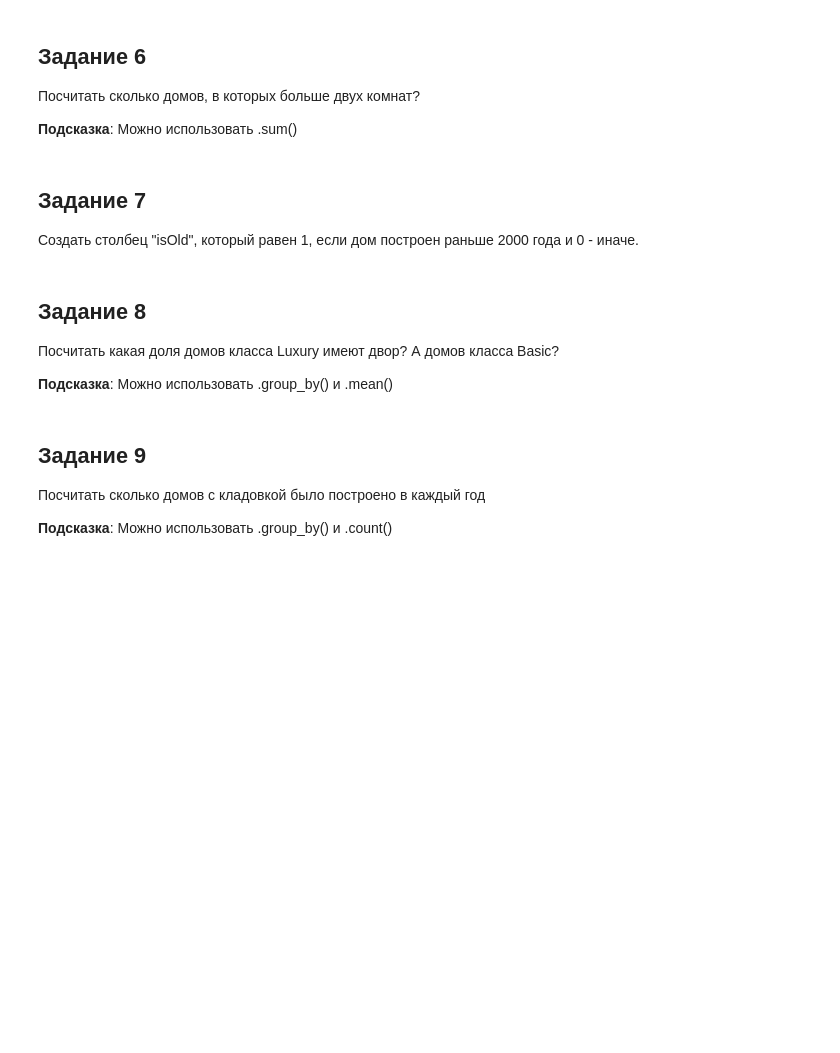
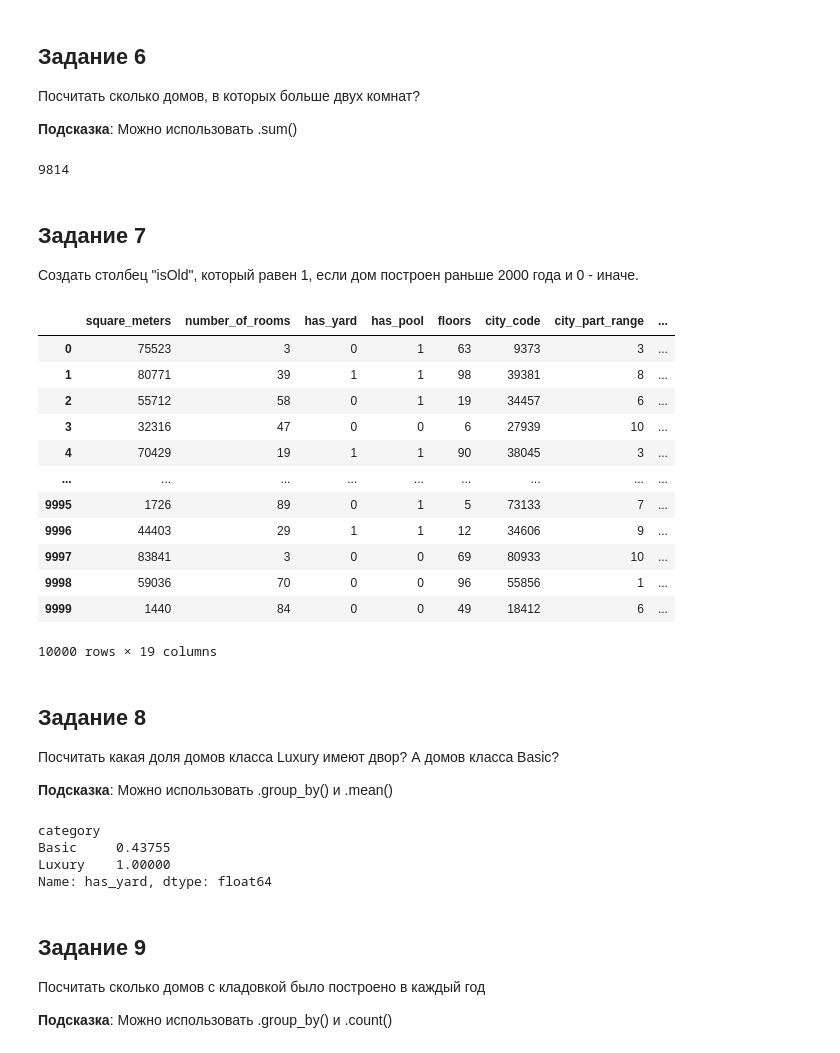
Before and after one commit to K0TOFEY/ML_lessons, a Jupyter notebook: pz_2_pandas (1).ipynb, the cells around one changed output. Saved outputs shown, nothing was run; the diff lists cells and outputs as text; code cells hidden in the pictures; blank space fills up the shorter version.

```diff
--- a/pz_2_pandas (1).ipynb
+++ b/pz_2_pandas (1).ipynb
@@ -956,0 +989,16 @@ dtype: int64
+# %%
+new_columns = []
+
+for el in data.columns:
+    new_word = ""
+
+    for i in range(len(el)):
+        if el[i].isupper() and i != 0:
+            new_word += "_" + el[i].lower()
+        else:
+            new_word += el[i].lower()
+
+    new_columns.append(new_word)
+
+data.columns = new_columns
+data.columns
@@ -969,6 +1042,9 @@ dtype: int64
 **Подсказка**: Можно использовать .sum()
 # %%
 # Ваш код
+len(data[data['number_of_rooms'] > 2])
+# %% [output]
+9814
 # %% [markdown]
 ## Задание 7
 Создать столбец "isOld", который равен 1, если дом построен раньше 2000 года и 0 - иначе.
@@ -977,3 +1051,22 @@ dtype: int64
+# %%
+# # Ваш код
+data
+data['isOld'] = data['made'].apply(lambda x: 1 if x<2000 else 0)
+data
+# %% [output]
+|  | square_meters | number_of_rooms | has_yard | has_pool | floors | city_code | city_part_range | ... |
+| 0 | 75523 | 3 | 0 | 1 | 63 | 9373 | 3 | ... |
+| 1 | 80771 | 39 | 1 | 1 | 98 | 39381 | 8 | ... |
+| 2 | 55712 | 58 | 0 | 1 | 19 | 34457 | 6 | ... |
+| 3 | 32316 | 47 | 0 | 0 | 6 | 27939 | 10 | ... |
+| 4 | 70429 | 19 | 1 | 1 | 90 | 38045 | 3 | ... |
+| ... | ... | ... | ... | ... | ... | ... | ... | ... |
+| 9995 | 1726 | 89 | 0 | 1 | 5 | 73133 | 7 | ... |
+| 9996 | 44403 | 29 | 1 | 1 | 12 | 34606 | 9 | ... |
+| 9997 | 83841 | 3 | 0 | 0 | 69 | 80933 | 10 | ... |
+| 9998 | 59036 | 70 | 0 | 0 | 96 | 55856 | 1 | ... |
+| 9999 | 1440 | 84 | 0 | 0 | 49 | 18412 | 6 | ... |
+10000 rows × 19 columns
 # %% [markdown]
 ## Задание 8
 
@@ -982,6 +1075,13 @@ dtype: int64
 **Подсказка**: Можно использовать .group_by() и .mean()
 # %%
 # Ваш код
+data
+data.groupby('category')['has_yard'].mean()
+# %% [output]
+category
+Basic     0.43755
+Luxury    1.00000
+Name: has_yard, dtype: float64
 # %% [markdown]
 ## Задание 9
 
```
Also changed, not shown: parts of 18 cells of this notebook, 2 other files.
